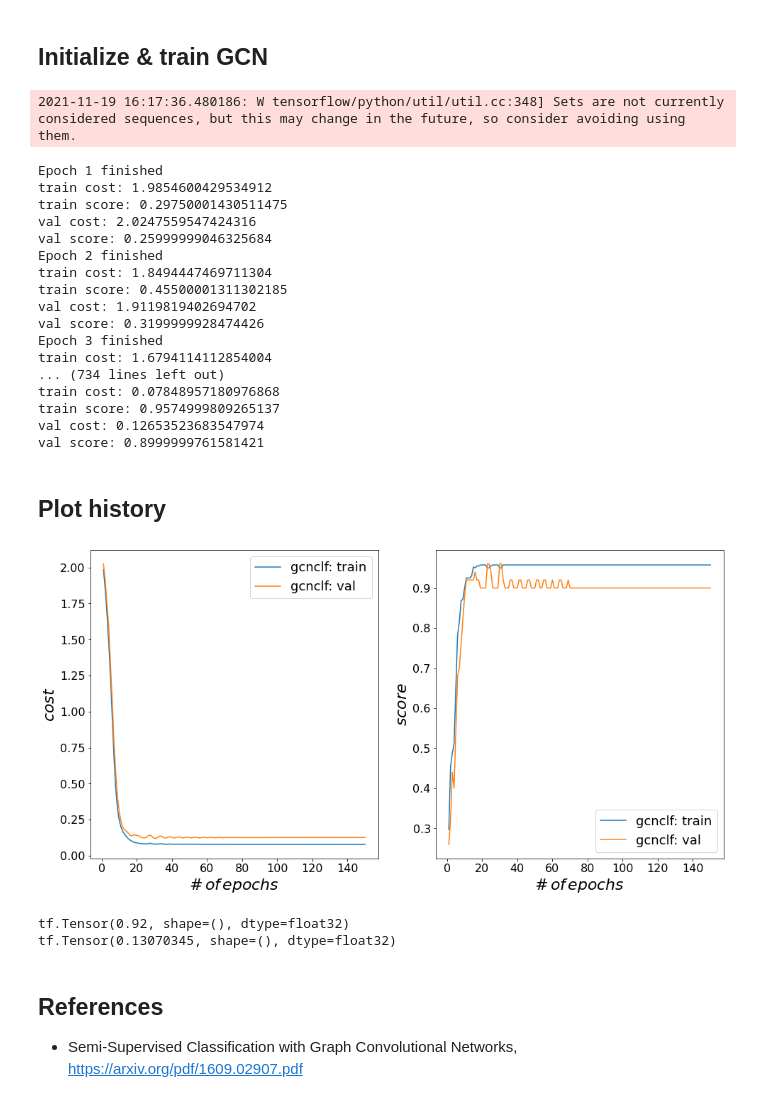
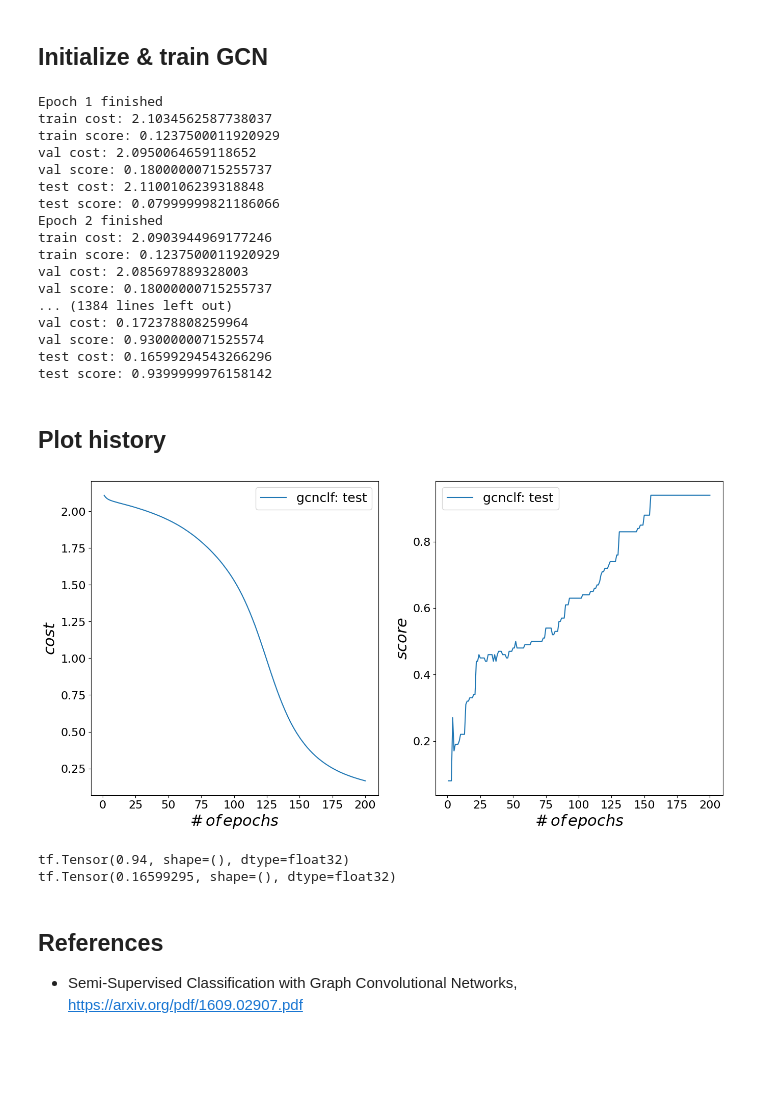
Before and after one commit to efthymis-mcl/algomorphism, a Jupyter notebook: examples/graph_classification.ipynb, the cells around one changed output. Drawn from its saved outputs; the diff is of its cells as text; code cells hidden in the pictures; blank space fills up the shorter version.

```diff
--- a/examples/graph_classification.ipynb
+++ b/examples/graph_classification.ipynb
@@ -30,7 +30,7 @@ from algomorphism.figure.opt import multiple_models_history_figure
 # %% [markdown]
 ## Generate graph dataset
 # %%
-examples = 500
+examples = 1000
 n_nodes_min = 10
 n_nodes_max = 20
 graph_types = ['cycle', 'star', 'wheel', 'complete', 'lollipop',
@@ -72,42 +72,41 @@ df_list = [
     64,64,128,128
 ]
 opt = tf.keras.optimizers.SGD(learning_rate=1e-2)
-gcn = GCNClassifier(g_dataset, df_list=df_list, nc=len(graph_types), optimizer=opt, clip_norm=1e-0)
+gcn = GraphConvNetworkClassifier(g_dataset, df_list=df_list, nc=len(graph_types), optimizer=opt, clip_norm=1e-0)
 # %%
-gcn.train(g_dataset, epochs=150, print_types=['train', 'val'])
+gcn.train(g_dataset, epochs=200, print_types=['train', 'val', 'test'])
 # %% [output]
-2021-11-19 16:17:36.480186: W tensorflow/python/util/util.cc:348] Sets are not currently considered sequences, but this may change in the future, so consider avoiding using them.
+Epoch 1 finished
+train cost: 2.1034562587738037
+train score: 0.1237500011920929
+val cost: 2.0950064659118652
+val score: 0.18000000715255737
+test cost: 2.1100106239318848
+test score: 0.07999999821186066
+Epoch 2 finished
+train cost: 2.0903944969177246
+train score: 0.1237500011920929
+val cost: 2.085697889328003
+val score: 0.18000000715255737
+... (1384 lines left out)
+val cost: 0.172378808259964
+val score: 0.9300000071525574
+test cost: 0.16599294543266296
+test score: 0.9399999976158142
-Epoch 1 finished
-train cost: 1.9854600429534912
-train score: 0.29750001430511475
-val cost: 2.0247559547424316
-val score: 0.25999999046325684
-Epoch 2 finished
-train cost: 1.8494447469711304
-train score: 0.45500001311302185
-val cost: 1.9119819402694702
-val score: 0.3199999928474426
-Epoch 3 finished
-train cost: 1.6794114112854004
-... (734 lines left out)
-train cost: 0.07848957180976868
-train score: 0.9574999809265137
-val cost: 0.12653523683547974
-val score: 0.8999999761581421
 # %% [markdown]
 ## Plot history
 # %%
-multiple_models_history_figure([gcn])
+multiple_models_history_figure([gcn], ['test'])
 # %% [output]
-[figure, old version]
+[figure, new version]
 # %%
 # Test accuracy
 print(gcn.score_mtr.metric_dataset(g_dataset.test))
 # Test cce
 print(gcn.cost_mtr.metric_dataset(g_dataset.test))
 # %% [output]
-tf.Tensor(0.92, shape=(), dtype=float32)
-tf.Tensor(0.13070345, shape=(), dtype=float32)
+tf.Tensor(0.94, shape=(), dtype=float32)
+tf.Tensor(0.16599295, shape=(), dtype=float32)
 # %% [markdown]
 ## References
 - Semi-Supervised Classification with Graph Convolutional Networks, [https://arxiv.org/pdf/1609.02907.pdf](https://arxiv.org/pdf/1609.02907.pdf)
```
Also changed, not shown: parts of 2 cells of this notebook, 11 other files.
